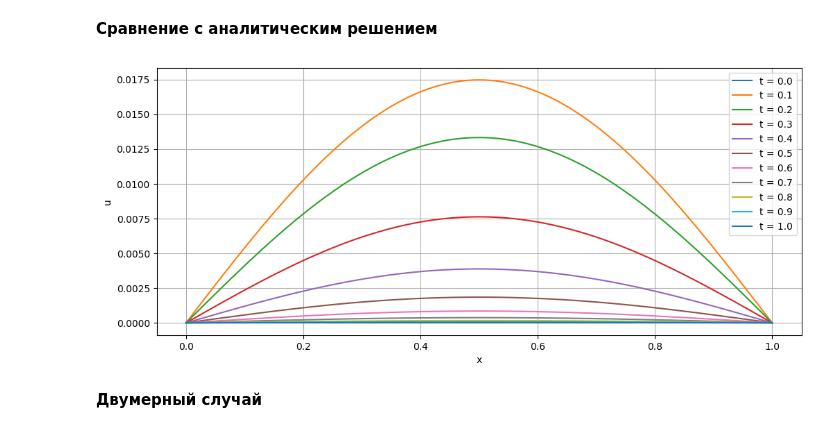
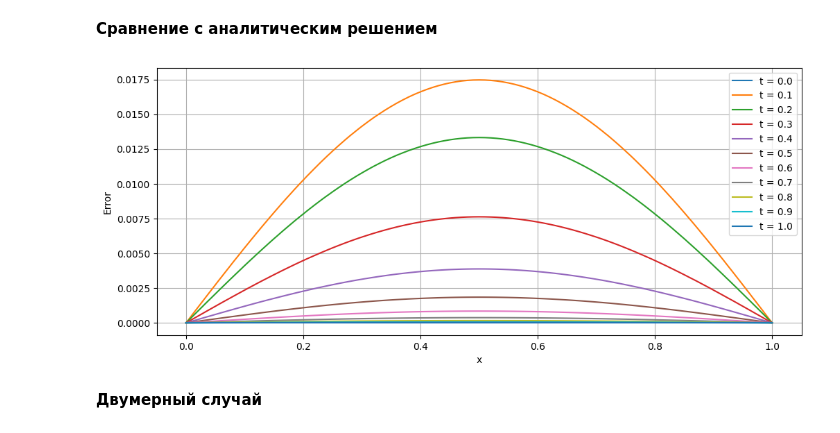
Before and after one commit to MIJO7317/NMM, a Jupyter notebook: lab1.ipynb, the cells around one changed output. Drawn from its saved outputs; the diff is of its cells as text; code cells hidden in the pictures.

```diff
--- a/lab1.ipynb
+++ b/lab1.ipynb
@@ -241,17 +263,17 @@ plt.show()
 # %%
 u_an = lambda x, t: np.exp(-np.pi**2 * t) * np.sin(np.pi * x)
 # Plot error between analytical and numerical solutions
 plt.figure(figsize=(12, 5))
 for m in range(M):
     if m % 10 == 0:
         plt.plot(xs, np.abs(u_an(xs, ts[m]) - u[m]), label='t = ' + str(int(100*ts[m])/100))
 plt.legend()
 plt.grid()
 plt.xlabel('x')
-plt.ylabel('u')
+plt.ylabel('Error')
 plt.show()
 # %% [output]
-[figure, old version]
+[figure, new version]
 # %% [markdown]
 <b> Двумерный случай <b>
 # %% [markdown]
```
Also changed, not shown: parts of 3 cells of this notebook, 2 other files.
